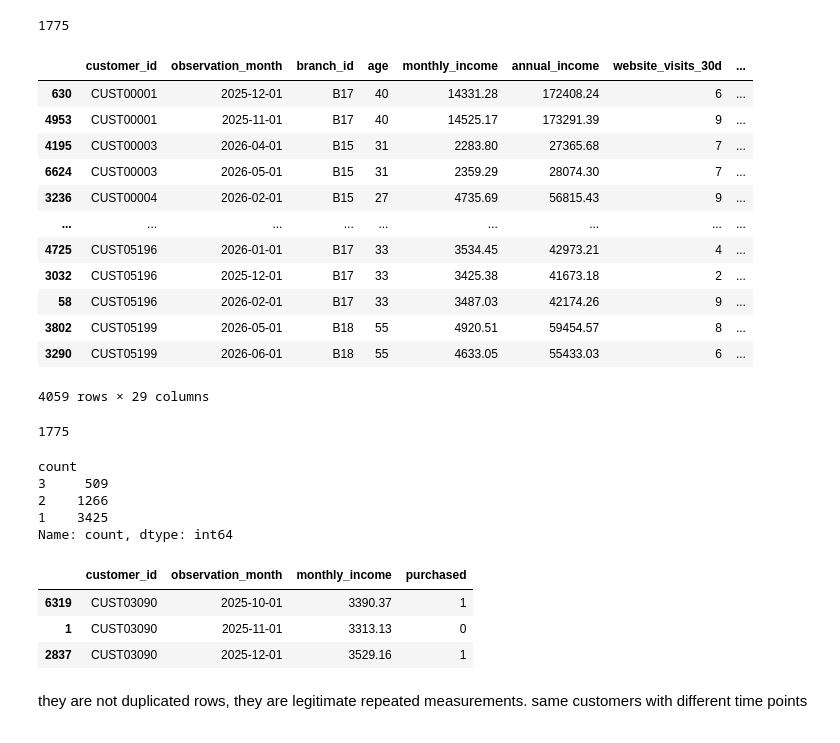
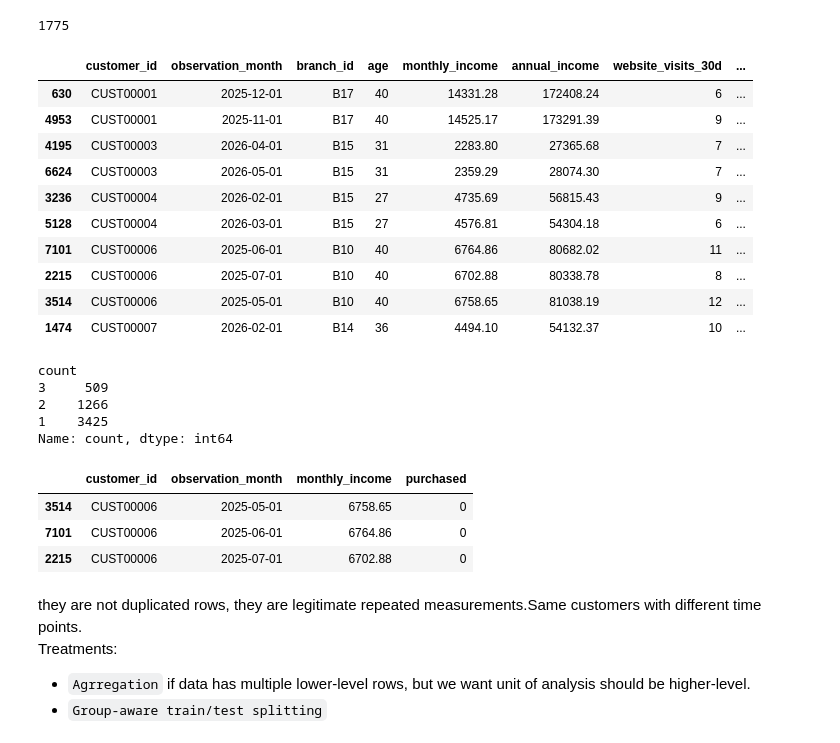
Before and after one commit to diyorarti/Learning_Data_Science, a Jupyter notebook: Statistics/3_Regression/Logistic_regression/Independence_Observations_Assumption.ipynb, the cells around one changed output. Cells and saved outputs as stored; diff of their text form; code cells hidden in the pictures.

```diff
--- a/Statistics/3_Regression/Logistic_regression/Independence_Observations_Assumption.ipynb
+++ b/Statistics/3_Regression/Logistic_regression/Independence_Observations_Assumption.ipynb
@@ -30,5 +30,7 @@ df.shape
 df.duplicated().sum()
 # %% [output]
 np.int64(35)
+# %%
+pd.set_option('display.max_rows', None)
 # %%
 exact_duplicates = df[df.duplicated(keep=False)]
@@ -73,26 +79,23 @@ repeated_customers = customer_counts[customer_counts > 1]
 len(repeated_customers)
 # %% [output]
 1775
+# %%
+pd.set_option('display.max_rows', None)
 # %%
-df_clean[df_clean['customer_id'].isin(repeated_customers.index)].sort_values(by='customer_id')
+repeated_customers_df =  df_clean[df_clean['customer_id'].isin(repeated_customers.index)].sort_values(by='customer_id')
+repeated_customers_df.head(10)
 # %% [output]
 |  | customer_id | observation_month | branch_id | age | monthly_income | annual_income | website_visits_30d | ... |
 | 630 | CUST00001 | 2025-12-01 | B17 | 40 | 14331.28 | 172408.24 | 6 | ... |
 | 4953 | CUST00001 | 2025-11-01 | B17 | 40 | 14525.17 | 173291.39 | 9 | ... |
 | 4195 | CUST00003 | 2026-04-01 | B15 | 31 | 2283.80 | 27365.68 | 7 | ... |
 | 6624 | CUST00003 | 2026-05-01 | B15 | 31 | 2359.29 | 28074.30 | 7 | ... |
 | 3236 | CUST00004 | 2026-02-01 | B15 | 27 | 4735.69 | 56815.43 | 9 | ... |
-| ... | ... | ... | ... | ... | ... | ... | ... | ... |
-| 4725 | CUST05196 | 2026-01-01 | B17 | 33 | 3534.45 | 42973.21 | 4 | ... |
-| 3032 | CUST05196 | 2025-12-01 | B17 | 33 | 3425.38 | 41673.18 | 2 | ... |
-| 58 | CUST05196 | 2026-02-01 | B17 | 33 | 3487.03 | 42174.26 | 9 | ... |
-| 3802 | CUST05199 | 2026-05-01 | B18 | 55 | 4920.51 | 59454.57 | 8 | ... |
-| 3290 | CUST05199 | 2026-06-01 | B18 | 55 | 4633.05 | 55433.03 | 6 | ... |
+| 5128 | CUST00004 | 2026-03-01 | B15 | 27 | 4576.81 | 54304.18 | 6 | ... |
+| 7101 | CUST00006 | 2025-06-01 | B10 | 40 | 6764.86 | 80682.02 | 11 | ... |
+| 2215 | CUST00006 | 2025-07-01 | B10 | 40 | 6702.88 | 80338.78 | 8 | ... |
+| 3514 | CUST00006 | 2025-05-01 | B10 | 40 | 6758.65 | 81038.19 | 12 | ... |
+| 1474 | CUST00007 | 2026-02-01 | B14 | 36 | 4494.10 | 54132.37 | 10 | ... |
-4059 rows × 29 columns
-# %%
-len(repeated_customers)
-# %% [output]
-1775
 # %%
 customer_counts.value_counts().sort_values()
 # %% [output]
@@ -103,7 +106,7 @@ count
 Name: count, dtype: int64
 # %%
 df_clean[
-    df_clean['customer_id'] == 'CUST03090'
+    df_clean['customer_id'] == 'CUST00006'
 ][
     [
         'customer_id',
@@ -114,9 +117,11 @@ df_clean[
 ].sort_values('observation_month')
 # %% [output]
 |  | customer_id | observation_month | monthly_income | purchased |
-| 6319 | CUST03090 | 2025-10-01 | 3390.37 | 1 |
-| 1 | CUST03090 | 2025-11-01 | 3313.13 | 0 |
-| 2837 | CUST03090 | 2025-12-01 | 3529.16 | 1 |
+| 3514 | CUST00006 | 2025-05-01 | 6758.65 | 0 |
+| 7101 | CUST00006 | 2025-06-01 | 6764.86 | 0 |
+| 2215 | CUST00006 | 2025-07-01 | 6702.88 | 0 |
 # %% [markdown]
-they are not duplicated rows, they are legitimate repeated measurements.
-same customers with different time points
+they are not duplicated rows, they are legitimate repeated measurements.Same customers with different time points.
+Treatments:
+- `Agrregation` if data has multiple lower-level rows, but we want unit of analysis should be higher-level.
+- `Group-aware train/test splitting`
```
Also changed, not shown: parts of 1 cell of this notebook, 1 other file.
